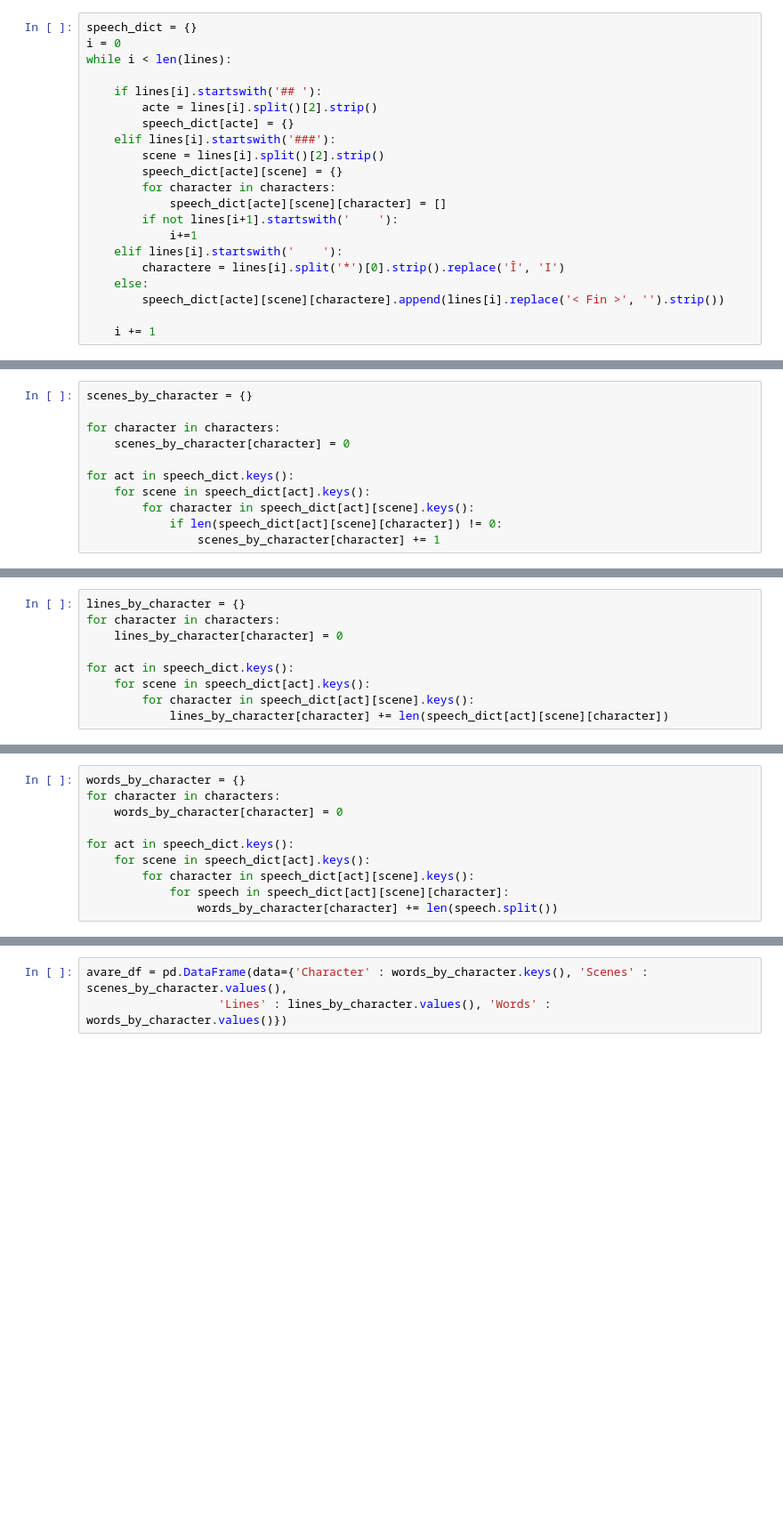
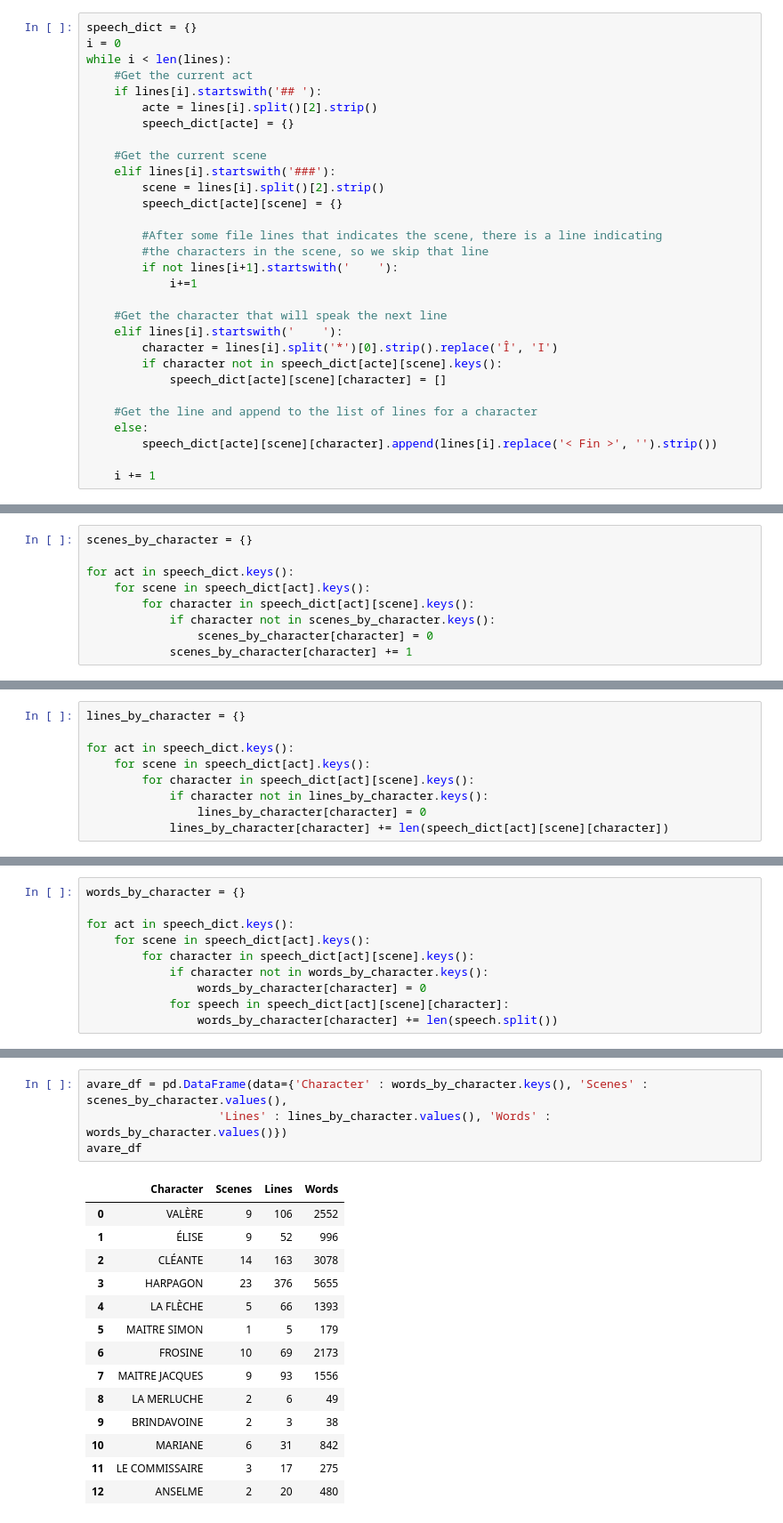
Before and after one commit to pedroernesto00/SMPE, a Jupyter notebook: Peer Evaluation/peer_evaluation.ipynb, the cells around one changed output, grey strips where cells are left out. Shown at 89% size. Saved outputs shown, nothing was run; the diff lists cells and outputs as text; blank space fills up the shorter version.

```diff
--- a/Peer Evaluation/peer_evaluation.ipynb
+++ b/Peer Evaluation/peer_evaluation.ipynb
@@ -26,20 +44,29 @@ with open('moliere_avare.txt', 'r', encoding='utf-8') as avare:
 speech_dict = {}
 i = 0
 while i < len(lines):
-
+    #Get the current act
     if lines[i].startswith('## '):
         acte = lines[i].split()[2].strip()
         speech_dict[acte] = {}
+
+    #Get the current scene
     elif lines[i].startswith('###'):
         scene = lines[i].split()[2].strip()
         speech_dict[acte][scene] = {}
-        for character in characters:
-            speech_dict[acte][scene][character] = []
+
+        #After some file lines that indicates the scene, there is a line indicating
+        #the characters in the scene, so we skip that line
         if not lines[i+1].startswith('    '):
             i+=1
+
+    #Get the character that will speak the next line
     elif lines[i].startswith('    '):
-        charactere = lines[i].split('*')[0].strip().replace('Î', 'I')
+        character = lines[i].split('*')[0].strip().replace('Î', 'I')
+        if character not in speech_dict[acte][scene].keys():
+            speech_dict[acte][scene][character] = []
+
+    #Get the line and append to the list of lines for a character
     else:
-        speech_dict[acte][scene][charactere].append(lines[i].replace('< Fin >', '').strip())
+        speech_dict[acte][scene][character].append(lines[i].replace('< Fin >', '').strip())
 
     i += 1
@@ -46,11 +77,9 @@ while i < len(lines):
 # %%
 scenes_by_character = {}
-
-for character in characters:
-    scenes_by_character[character] = 0
 
 for act in speech_dict.keys():
     for scene in speech_dict[act].keys():
         for character in speech_dict[act][scene].keys():
-            if len(speech_dict[act][scene][character]) != 0:
-                scenes_by_character[character] += 1
+            if character not in scenes_by_character.keys():
+                scenes_by_character[character] = 0
+            scenes_by_character[character] += 1
@@ -57,9 +88,9 @@ for act in speech_dict.keys():
 # %%
 lines_by_character = {}
-for character in characters:
-    lines_by_character[character] = 0
 
 for act in speech_dict.keys():
     for scene in speech_dict[act].keys():
         for character in speech_dict[act][scene].keys():
+            if character not in lines_by_character.keys():
+                lines_by_character[character] = 0
             lines_by_character[character] += len(speech_dict[act][scene][character])
@@ -66,10 +99,10 @@ for act in speech_dict.keys():
 # %%
 words_by_character = {}
-for character in characters:
-    words_by_character[character] = 0
 
 for act in speech_dict.keys():
     for scene in speech_dict[act].keys():
         for character in speech_dict[act][scene].keys():
+            if character not in words_by_character.keys():
+                words_by_character[character] = 0
             for speech in speech_dict[act][scene][character]:
                 words_by_character[character] += len(speech.split())
@@ -76,3 +111,19 @@ for act in speech_dict.keys():
 # %%
 avare_df = pd.DataFrame(data={'Character' : words_by_character.keys(), 'Scenes' : scenes_by_character.values(),
                    'Lines' : lines_by_character.values(), 'Words' : words_by_character.values()})
+avare_df
+# %% [output]
+|  | Character | Scenes | Lines | Words |
+| 0 | VALÈRE | 9 | 106 | 2552 |
+| 1 | ÉLISE | 9 | 52 | 996 |
+| 2 | CLÉANTE | 14 | 163 | 3078 |
+| 3 | HARPAGON | 23 | 376 | 5655 |
+| 4 | LA FLÈCHE | 5 | 66 | 1393 |
+| 5 | MAITRE SIMON | 1 | 5 | 179 |
+| 6 | FROSINE | 10 | 69 | 2173 |
+| 7 | MAITRE JACQUES | 9 | 93 | 1556 |
+| 8 | LA MERLUCHE | 2 | 6 | 49 |
+| 9 | BRINDAVOINE | 2 | 3 | 38 |
+| 10 | MARIANE | 6 | 31 | 842 |
+| 11 | LE COMMISSAIRE | 3 | 17 | 275 |
+| 12 | ANSELME | 2 | 20 | 480 |
```
Also changed, not shown: parts of 22 cells of this notebook.
